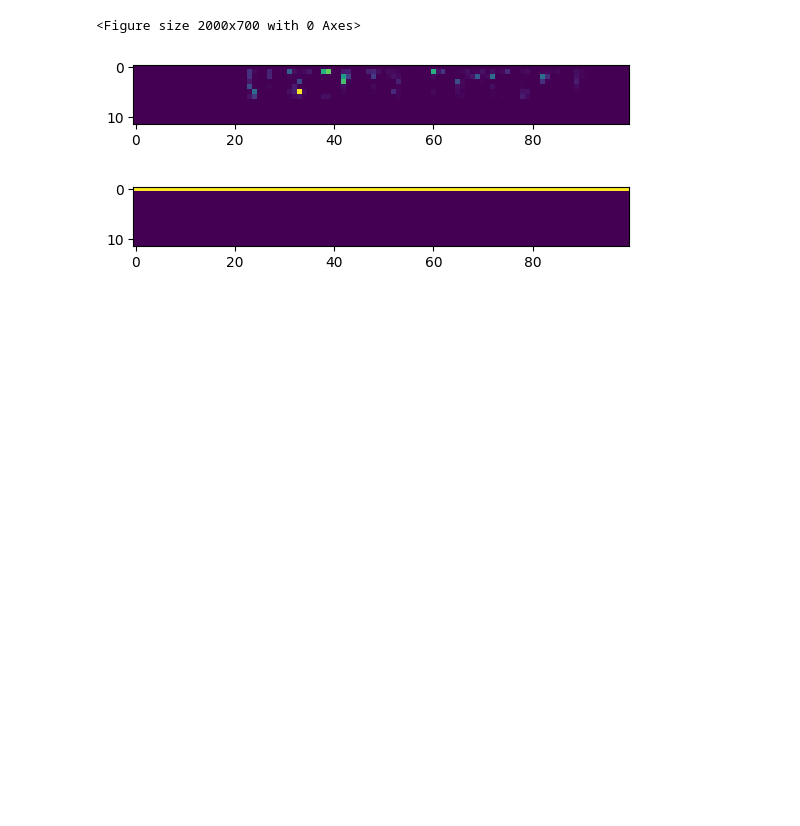
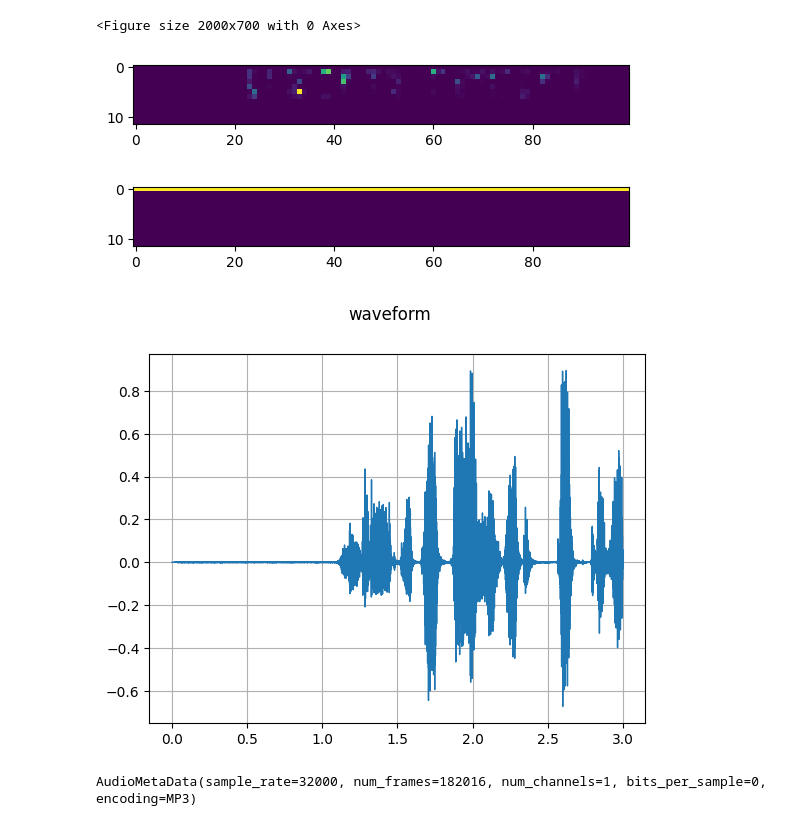
Before and after one commit to krischal111/audio-project, a Jupyter notebook: archived-codes/testing-purposes.ipynb, the cells around one changed output. Cells and saved outputs as stored; diff of their text form; code cells hidden in the pictures; blank space fills up the shorter version.

```diff
--- a/testing-purposes.ipynb
+++ b/archived-codes/testing-purposes.ipynb
@@ -17,6 +18,6 @@ import models
 # %%
 reload(dataset)
-allset = dataset.AudioDatasetAt("datasets/clips-test")
+allset = dataset.AudioDatasetAt("datasets/clips/test")
 # %%
 # Getting a random data
 wf = allset.get_random()
@@ -124,3 +125,25 @@ plt.imshow(image2)
 <Figure size 2000x700 with 0 Axes>
 [figure]
 [figure]
+# %%
+import matplotlib.pyplot as plt
+def plot_waveform(waveform, sample_rate):
+    waveform = waveform.numpy()
+
+    num_channels, num_frames = waveform.shape
+    time_axis = torch.arange(0, num_frames) / sample_rate
+
+    figure, axes = plt.subplots(num_channels, 1)
+    if num_channels == 1:
+        axes = [axes]
+    for c in range(num_channels):
+        axes[c].plot(time_axis, waveform[c], linewidth=1)
+        axes[c].grid(True)
+        if num_channels > 1:
+            axes[c].set_ylabel(f"Channel {c+1}")
+    figure.suptitle("waveform")
+# %%
+from IPython.display import Audio
+plot_waveform(wf, 32000)
+# %% [output]
+[figure, added]
@@ -126,0 +153,4 @@ plt.imshow(image2)
+# %%
+print(info)
+# %% [output]
+AudioMetaData(sample_rate=32000, num_frames=182016, num_channels=1, bits_per_sample=0, encoding=MP3)
```
Also changed, not shown: parts of 13 cells of this notebook, 5 other files.
